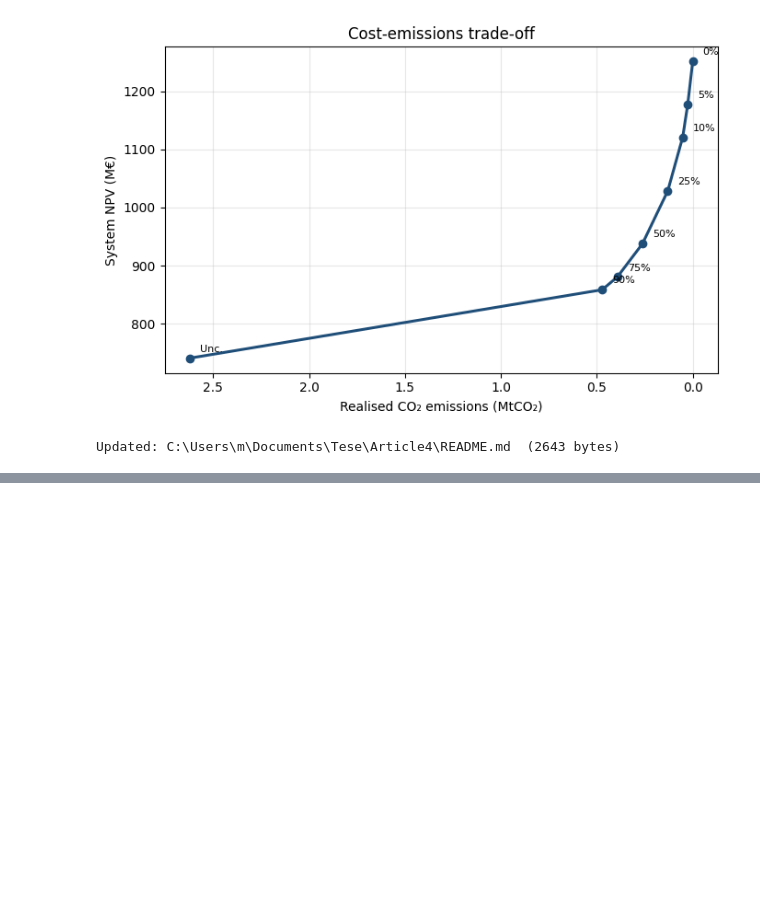
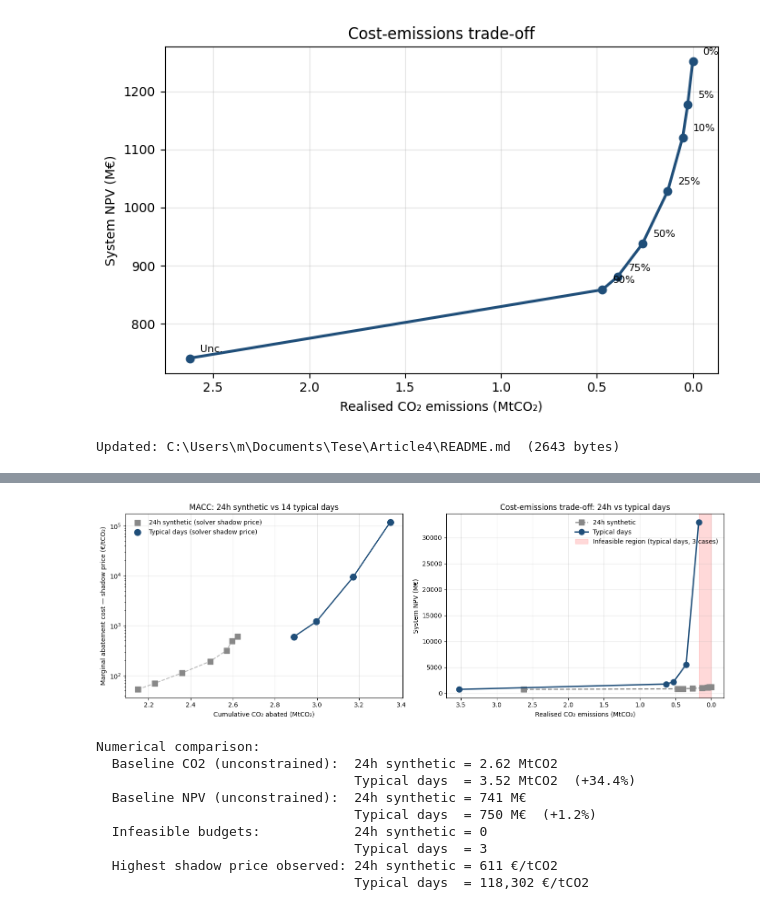
Before and after one commit to Relog12/article4-green-hydrogen-iocs-, a Jupyter notebook: notebooks/01_smoke_test.ipynb, the cells around one changed output, grey strips where cells are left out. Drawn from its saved outputs; the diff is of its cells as text; code cells hidden in the pictures; blank space fills up the shorter version.

```diff
--- a/notebooks/01_smoke_test.ipynb
+++ b/notebooks/01_smoke_test.ipynb
@@ -1744,0 +2718,77 @@ Updated: C:\Users\m\Documents\Tese\Article4\README.md  (2643 bytes)
+# %%
+import matplotlib.pyplot as plt
+
+fig, axes = plt.subplots(1, 2, figsize=(14, 5))
+
+# Left: MACC overlay (both temporal representations)
+ax = axes[0]
+
+# 24h synthetic
+df24 = results_24[results_24["feasible"]].sort_values("co2_realised_MtCO2", ascending=False).copy()
+sp24 = df24[df24["shadow_price_eur_tco2"].notna()]
+ax.scatter(sp24["abated_MtCO2"], sp24["shadow_price_eur_tco2"],
+           s=80, marker="s", color="#888888", label="24h synthetic (solver shadow price)", zorder=4)
+ax.plot(sp24["abated_MtCO2"], sp24["shadow_price_eur_tco2"],
+        linewidth=1.5, color="#888888", alpha=0.6, linestyle="--", zorder=3)
+
+# Typical days
+dftd = results_td[results_td["feasible"]].sort_values("co2_realised_MtCO2", ascending=False).copy()
+sptd = dftd[dftd["shadow_price_eur_tco2"].notna()]
+ax.scatter(sptd["abated_MtCO2"], sptd["shadow_price_eur_tco2"],
+           s=100, marker="o", color="#1f4e79", label="Typical days (solver shadow price)", zorder=5)
+ax.plot(sptd["abated_MtCO2"], sptd["shadow_price_eur_tco2"],
+        linewidth=2, color="#1f4e79", zorder=4)
+
+ax.set_xlabel("Cumulative CO₂ abated (MtCO₂)")
+ax.set_ylabel("Marginal abatement cost — shadow price (€/tCO₂)")
+ax.set_title("MACC: 24h synthetic vs 14 typical days")
+ax.legend(frameon=False, loc="upper left")
+ax.grid(alpha=0.3)
+ax.set_yscale("log")    # log axis because shadow prices span 50 — 5000+ €/tCO2
+
+# Right: Cost-emissions trade-off overlay
+ax = axes[1]
+ax.plot(df24["co2_realised_MtCO2"], df24["npv_eur"]/1e6,
+        marker="s", markersize=8, linewidth=1.8, color="#888888",
+        linestyle="--", label="24h synthetic")
+ax.plot(dftd["co2_realised_MtCO2"], dftd["npv_eur"]/1e6,
+        marker="o", markersize=9, linewidth=2.2, color="#1f4e79",
+        label="Typical days")
+
+# Annotate infeasibility region for typical days
+infeasible_td = results_td[~results_td["feasible"]]
+if len(infeasible_td) > 0:
+    ax.axvspan(0, dftd["co2_realised_MtCO2"].min(), alpha=0.15, color="red",
+               label=f"Infeasible region (typical days, {len(infeasible_td)} cases)")
+
+ax.set_xlabel("Realised CO₂ emissions (MtCO₂)")
+ax.set_ylabel("System NPV (M€)")
+ax.set_title("Cost-emissions trade-off: 24h vs typical days")
+ax.legend(frameon=False, loc="upper right")
+ax.grid(alpha=0.3)
+ax.invert_xaxis()
+
+plt.tight_layout()
+plt.show()
+
+# Quick numerical summary table
+print("\nNumerical comparison:")
+print(f"  Baseline CO2 (unconstrained):  24h synthetic = {co2_24_unc:.2f} MtCO2")
+print(f"                                 Typical days  = {co2_total_td_unc:.2f} MtCO2  ({100*(co2_total_td_unc/co2_24_unc - 1):+.1f}%)")
+print(f"  Baseline NPV (unconstrained):  24h synthetic = {obj_24_unc/1e6:,.0f} M€")
+print(f"                                 Typical days  = {n_td_unc.objective/1e6:,.0f} M€  ({100*(n_td_unc.objective/obj_24_unc - 1):+.1f}%)")
+print(f"  Infeasible budgets:            24h synthetic = {(~results_24['feasible']).sum()}")
+print(f"                                 Typical days  = {(~results_td['feasible']).sum()}")
+print(f"  Highest shadow price observed: 24h synthetic = {sp24['shadow_price_eur_tco2'].max():,.0f} €/tCO2")
+print(f"                                 Typical days  = {sptd['shadow_price_eur_tco2'].max():,.0f} €/tCO2")
+# %% [output]
+[figure, added]
+Numerical comparison:
+  Baseline CO2 (unconstrained):  24h synthetic = 2.62 MtCO2
+                                 Typical days  = 3.52 MtCO2  (+34.4%)
+  Baseline NPV (unconstrained):  24h synthetic = 741 M€
+                                 Typical days  = 750 M€  (+1.2%)
+  Infeasible budgets:            24h synthetic = 0
+                                 Typical days  = 3
+  Highest shadow price observed: 24h synthetic = 611 €/tCO2
+                                 Typical days  = 118,302 €/tCO2
```
Also changed, not shown: parts of 17 cells of this notebook, 1 other file.
